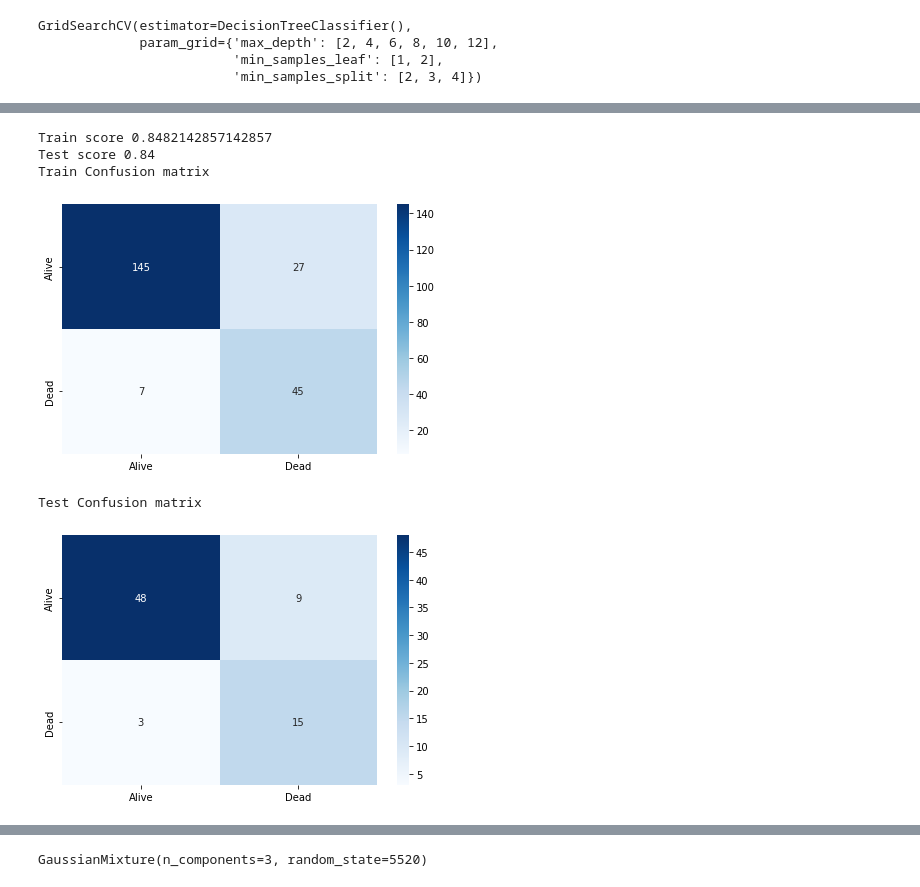
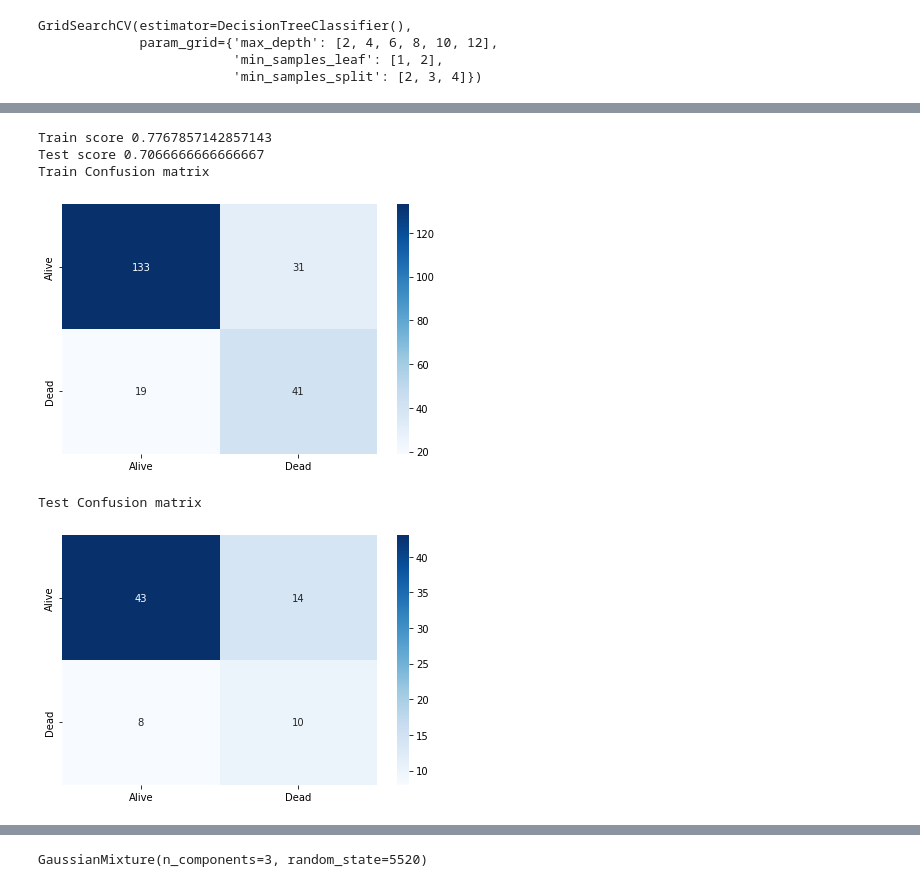
Before and after one commit to shariqak14/CSE5520-Final-Project, a Jupyter notebook: nb.ipynb, the cells around one changed output, grey strips where cells are left out. Saved outputs shown, nothing was run; the diff lists cells and outputs as text; code cells hidden in the pictures.

```diff
--- a/nb.ipynb
+++ b/nb.ipynb
@@ -18,7 +18,8 @@ import seaborn as sns
 import matplotlib.pyplot as plt
 # %%
 df = pd.read_csv("heart_failure_clinical_records_dataset.csv")
-
+df = df.drop("time", axis=1)
+df.info()
 # count_class_0, count_class_1 = df['DEATH_EVENT'].value_counts()
 
 # df_class_0 = df[df['DEATH_EVENT'] == 'No']
@@ -152,20 +174,20 @@ plt.show()
 # %%
-clf_ = tree.DecisionTreeClassifier(random_state=0,ccp_alpha=0.02)
+clf_ = tree.DecisionTreeClassifier(random_state=0,ccp_alpha=0.015)
 clf_.fit(x_train,y_train)
 y_train_pred = clf_.predict(x_train)
 y_test_pred = clf_.predict(x_test)
 
 print(f'Train score {accuracy_score(y_train_pred,y_train)}')
 print(f'Test score {accuracy_score(y_test_pred,y_test)}')
 plot_confusionmatrix(y_train_pred,y_train,dom='Train')
 plot_confusionmatrix(y_test_pred,y_test,dom='Test')
 # %% [output]
-Train score 0.8482142857142857
-Test score 0.84
+Train score 0.7767857142857143
+Test score 0.7066666666666667
 Train Confusion matrix
-[figure, old version]
+[figure, new version]
 Test Confusion matrix
-[figure, old version]
+[figure, new version]
 # %%
 plt.figure(figsize=(20,20))
 features = df.columns
```
Also changed, not shown: parts of 10 cells of this notebook, 13 other files.
